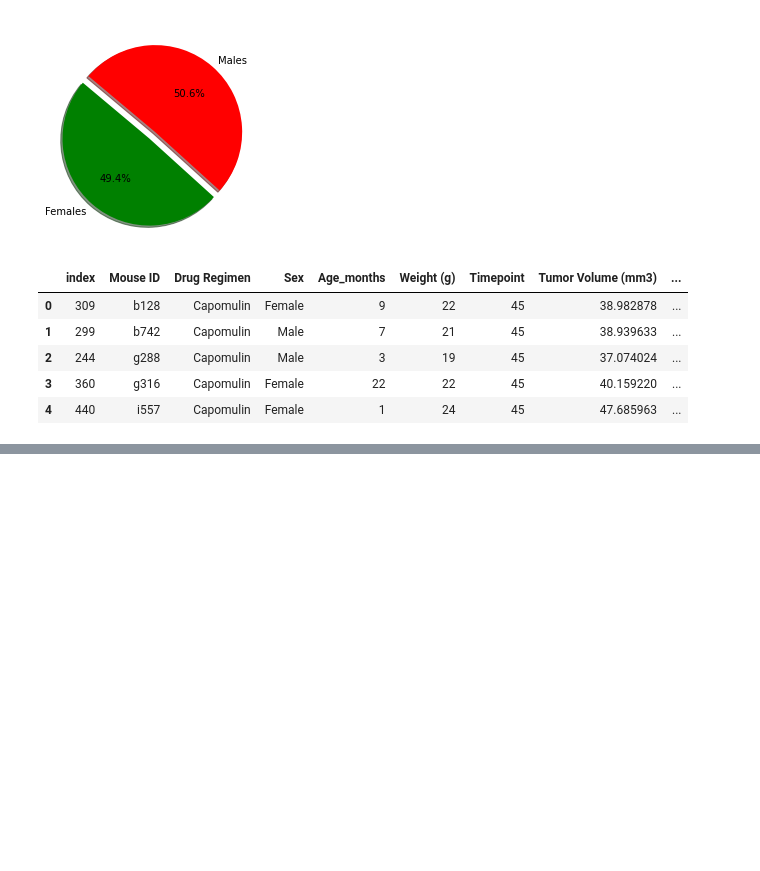
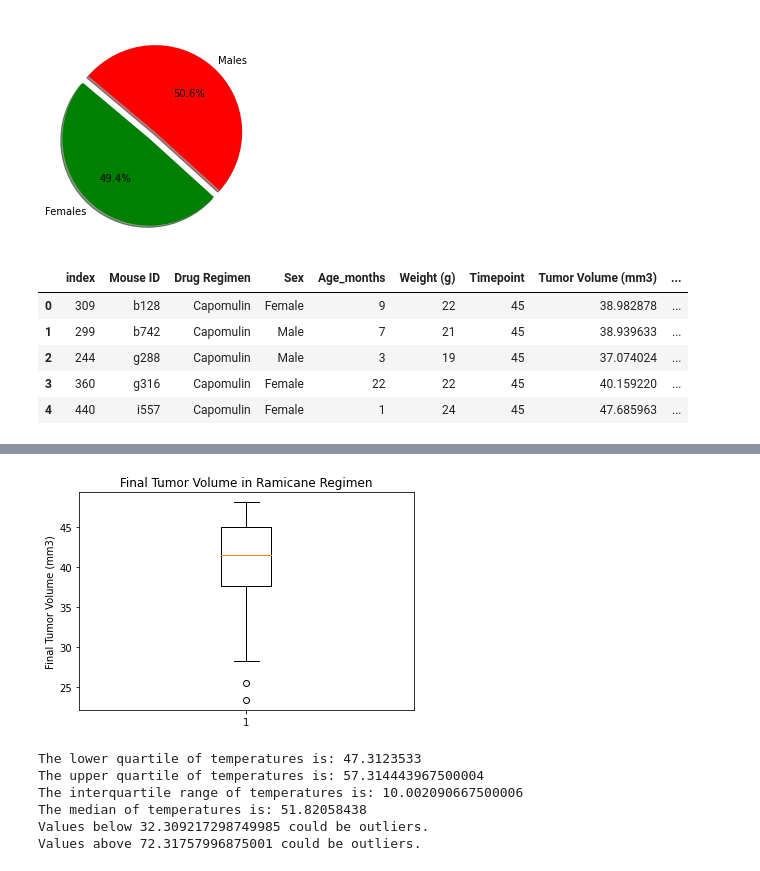
Before and after one commit to bholties/Power-Plots, a Jupyter notebook: powerplot.ipynb, the cells around one changed output, grey strips where cells are left out. Saved outputs shown, nothing was run; the diff lists cells and outputs as text; code cells hidden in the pictures; blank space fills up the shorter version.

```diff
--- a/powerplot.ipynb
+++ b/powerplot.ipynb
@@ -248,0 +355,31 @@ last_df.head().reset_index()
+# %%
+fig1, ax1 = plt.subplots()
+ax1.set_title('Final Tumor Volume in Ramicane Regimen')
+ax1.set_ylabel('Final Tumor Volume (mm3)')
+ax1.boxplot(cap_list)
+plt.show()
+# %% [output]
+[figure, added]
+# %%
+# Infubinol Outlier plot of final volume total
+quartiles = inf_list.quantile([.25,.5,.75])
+lowerq = quartiles[0.25]
+upperq = quartiles[0.75]
+iqr = upperq - lowerq
+
+print(f"The lower quartile of temperatures is: {lowerq}")
+print(f"The upper quartile of temperatures is: {upperq}")
+print(f"The interquartile range of temperatures is: {iqr}")
+print(f"The median of temperatures is: {quartiles[0.5]}")
+
+lower_bound = lowerq - (1.5*iqr)
+upper_bound = upperq + (1.5*iqr)
+print(f"Values below {lower_bound} could be outliers.")
+print(f"Values above {upper_bound} could be outliers.")
+# %% [output]
+The lower quartile of temperatures is: 47.3123533
+The upper quartile of temperatures is: 57.314443967500004
+The interquartile range of temperatures is: 10.002090667500006
+The median of temperatures is: 51.82058438
+Values below 32.309217298749985 could be outliers.
+Values above 72.31757996875001 could be outliers.
```
Also changed, not shown: parts of 22 cells of this notebook.
